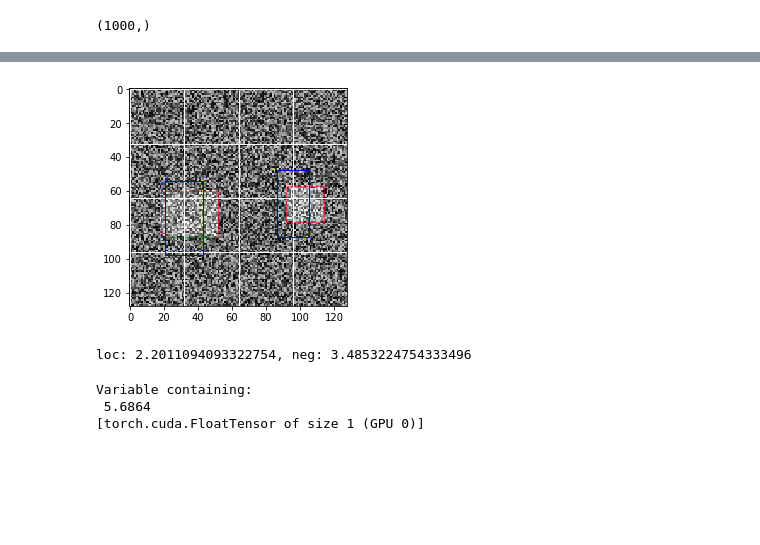
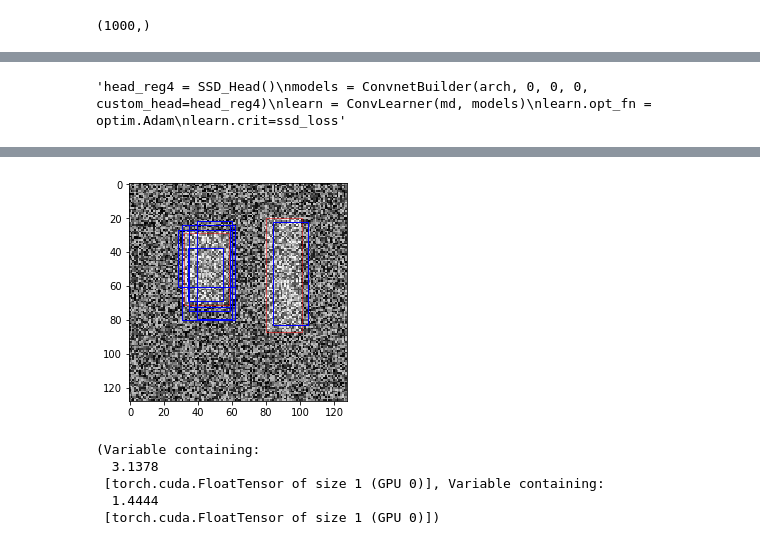
Before and after one commit to slawekslex/dl_experiments, a Jupyter notebook: pneumonia/ToyClassification.ipynb, the cells around one changed output, grey strips where cells are left out. Drawn from its saved outputs; the diff is of its cells as text; code cells hidden in the pictures; blank space fills up the shorter version.

```diff
--- a/pneumonia/ToyClassification.ipynb
+++ b/pneumonia/ToyClassification.ipynb
@@ -210,3 +329,12 @@ anch_tensor =boxes2tens(anch_boxes)
+# %%
+alpha,gamma = 0.25,2
+def get_weights(xs, ts):
+    x = ts * xs + (1-ts)*(1-xs)
+    return alpha * (1-x).pow(gamma)
+
+def focal_loss(x, t):
+    w = get_weights(x.sigmoid(), t)
+    return F.binary_cross_entropy_with_logits(x,t,w) * len(x)
 # %%
 def get_y(bbox):
     bbox = bbox.view(-1,4)/sz
@@ -236,18 +364,21 @@ def ssd_1_loss(activ,conf, tar_box):
     a_ic = actn_to_bb(activ, anchors)
     if len(tar_box.nonzero())==0:
         actual = V(torch.zeros(len(conf)).float())
-        return 0, F.binary_cross_entropy_with_logits(conf.view(-1), actual)
+        return 0, focal_loss(conf.view(-1), actual)
     bbox = get_y(tar_box)
     overlaps = jaccard(bbox.data, anchor_cnr.data)
     gt_overlap,gt_idx = map_to_ground_truth(overlaps)
     pos = gt_overlap > 0.4
     pos_idx = torch.nonzero(pos)[:,0]
-    #print(pos_idx)
-    #neg_idx = torch.nonzero(1-pos)[:,0]
     gt_bbox = bbox[gt_idx]
+    #print('matched', len(pos_idx))
+    #print(np.sort(conf.view(-1).data)[-10:])
+    #print(np.sort(overlaps[0])[-10:])
     loc_loss = ((a_ic[pos_idx] - gt_bbox[pos_idx]).abs()).mean()
-    conf_loss =F.binary_cross_entropy_with_logits(conf.view(-1), V(pos.float()))
-    return loc_loss, conf_loss
+    conf_loss =focal_loss(conf.view(-1), V(pos.float()))
+    if len(pos_idx) > 0:
+        conf_loss /= len(pos_idx)
+    return loc_loss*100, conf_loss
 
 def ssd_loss(pred,targ,print_it=False):
     lng,lls = 0.,0.
@@ -257,11 +388,21 @@ def ssd_loss(pred,targ,print_it=False):
         lng += neg_loss
     if print_it: print(f'loc: {lls.data[0]}, neg: {lng.data[0]}')
     return lls+lng
+# %%
+pi = 0.01
+b = -np.log((1-pi)/pi)
+head_reg4 = SSD_MultiHead(k, b)
+models = ConvnetBuilder(arch, 0, 0, 0, custom_head=head_reg4)
+learn = ConvLearner(md, models)
+learn.opt_fn = optim.Adam
+learn.crit=ssd_loss
 # %%
-head_reg4 = SSD_Head()
+'''head_reg4 = SSD_Head()
 models = ConvnetBuilder(arch, 0, 0, 0, custom_head=head_reg4)
 learn = ConvLearner(md, models)
 learn.opt_fn = optim.Adam
-learn.crit=ssd_loss
+learn.crit=ssd_loss'''
+# %% [output]
+'head_reg4 = SSD_Head()\nmodels = ConvnetBuilder(arch, 0, 0, 0, custom_head=head_reg4)\nlearn = ConvLearner(md, models)\nlearn.opt_fn = optim.Adam\nlearn.crit=ssd_loss'
 # %%
 x,y = next(iter(data.val_dl))
@@ -270,19 +412,20 @@ act = learn.model(V(x))
 # %%
-idx=0
+idx=14
 activ0p =act[0][idx]
 activ0b = act[1][idx]
 tar_box0 = V(y)[idx]
+activ0p = F.sigmoid(activ0p)
 prob = activ0p.cpu().data.numpy().reshape(-1)
 
 
 act_boxes =actn_to_bb(activ0b, anchors)*128
 act_boxes = act_boxes.cpu().data.numpy()
 print(prob)
-print(act_boxes)
-act_boxes = act_boxes[np.nonzero(prob>0)]
-print(act_boxes)
+#print(act_boxes)
+act_boxes = act_boxes[np.nonzero(prob>0.4)]
+#print(act_boxes)
 filename = data.val_ds.fnames[idx]
 ax =display(filename)
-draw_boxes(ax, anch_boxes, color='white')
+#draw_boxes(ax, anch_boxes, color='white')
 draw_rects(ax,act_boxes.reshape(-1), 'blue')
 # %% [output]
@@ -309,11 +447,12 @@ draw_rects(ax,act_boxes.reshape(-1), 'blue')
-[figure, old version]
+[figure, new version]
-# %%
-ssd_loss(act, V(y), True)
-# %% [output]
-loc: 2.2011094093322754, neg: 3.4853224754333496
-Variable containing:
- 5.6864
-[torch.cuda.FloatTensor of size 1 (GPU 0)]
+# %%
+ssd_1_loss(activ0b, activ0p, tar_box0)
+# %% [output]
+(Variable containing:
+  3.1378
+ [torch.cuda.FloatTensor of size 1 (GPU 0)], Variable containing:
+  1.4444
+ [torch.cuda.FloatTensor of size 1 (GPU 0)])
 # %%
 learn.lr_find()
 learn.sched.plot()
```
Also changed, not shown: parts of 41 cells of this notebook.
